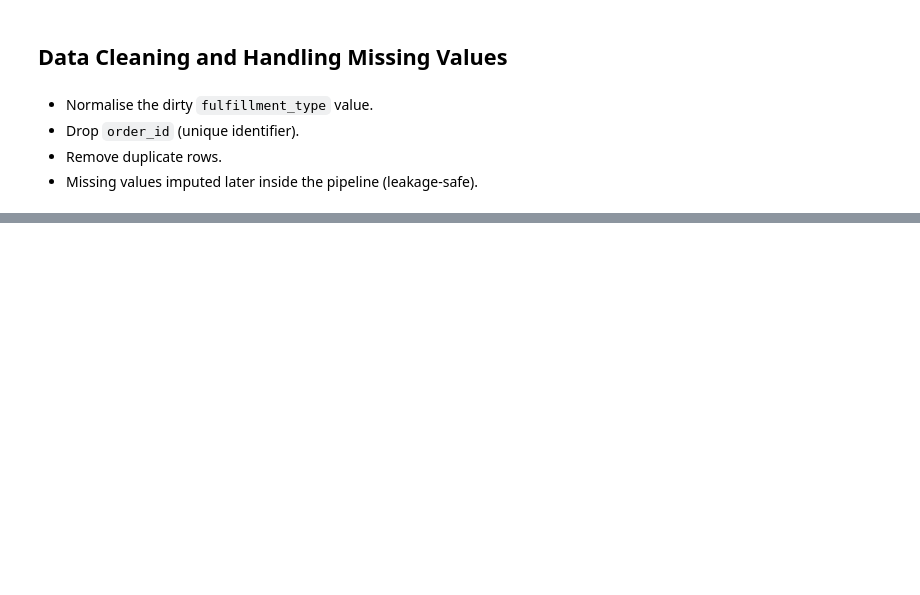
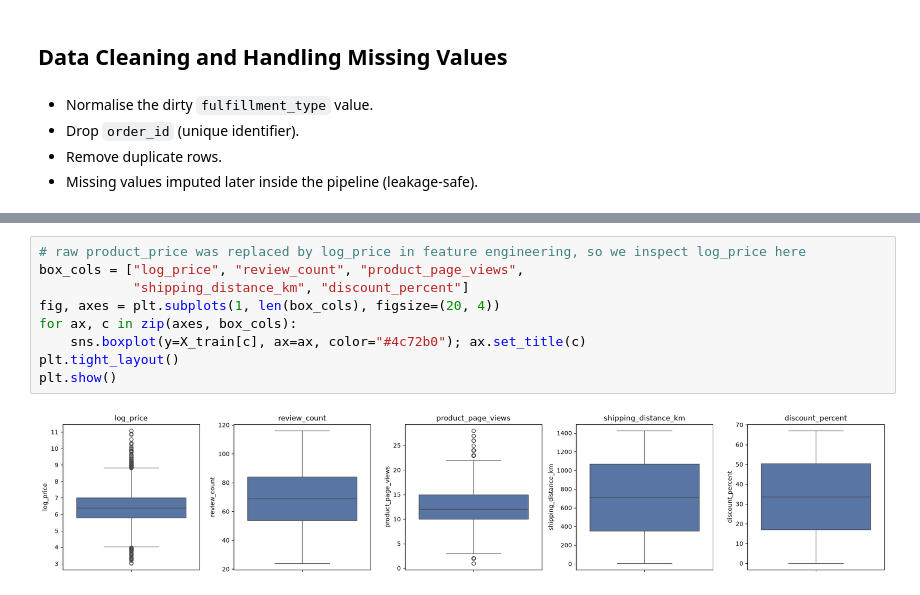
Before and after one commit to abhishekr1403/Product_Return_Predictor, a Jupyter notebook: Return_prediction_modeling.ipynb, the cells around one changed output, grey strips where cells are left out. Drawn from its saved outputs; the diff is of its cells as text; blank space fills up the shorter version.

```diff
--- a/Return_prediction_modeling.ipynb
+++ b/Return_prediction_modeling.ipynb
@@ -198,0 +309,11 @@ Name: returned, dtype: float64
+# %%
+# raw product_price was replaced by log_price in feature engineering, so we inspect log_price here
+box_cols = ["log_price", "review_count", "product_page_views",
+            "shipping_distance_km", "discount_percent"]
+fig, axes = plt.subplots(1, len(box_cols), figsize=(20, 4))
+for ax, c in zip(axes, box_cols):
+    sns.boxplot(y=X_train[c], ax=ax, color="#4c72b0"); ax.set_title(c)
+plt.tight_layout()
+plt.show()
+# %% [output]
+[figure, added]
```
Also changed, not shown: parts of 20 cells of this notebook, 1 other file.
